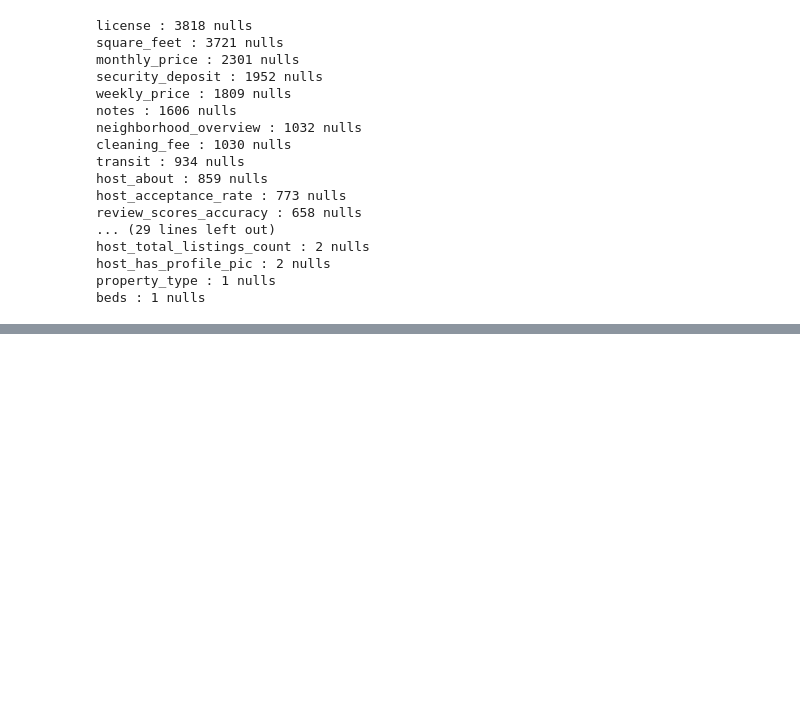
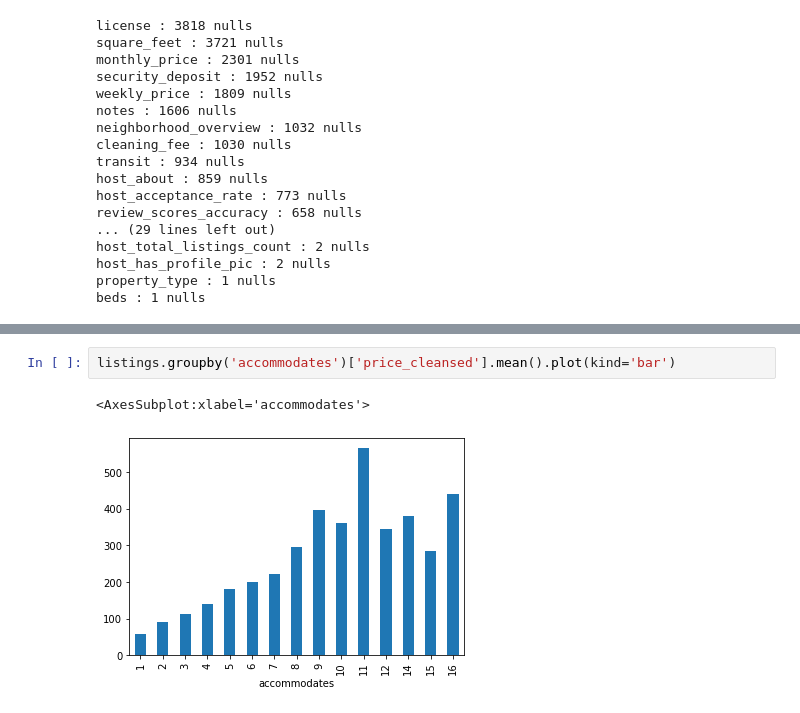
Before and after one commit to julionovoa/airbnb-seattle, a Jupyter notebook: airbnb-seattle.ipynb, the cells around one changed output, grey strips where cells are left out. Saved outputs shown, nothing was run; the diff lists cells and outputs as text; blank space fills up the shorter version.

```diff
--- a/airbnb-seattle.ipynb
+++ b/airbnb-seattle.ipynb
@@ -87,3 +97,8 @@ with sns.axes_style('white'):
+# %%
+listings.groupby('accommodates')['price_cleansed'].mean().plot(kind='bar')
+# %% [output]
+<AxesSubplot:xlabel='accommodates'>
+[figure, added]
 # %%
 # listings locations
 import folium
```
Also changed, not shown: parts of 8 cells of this notebook.
